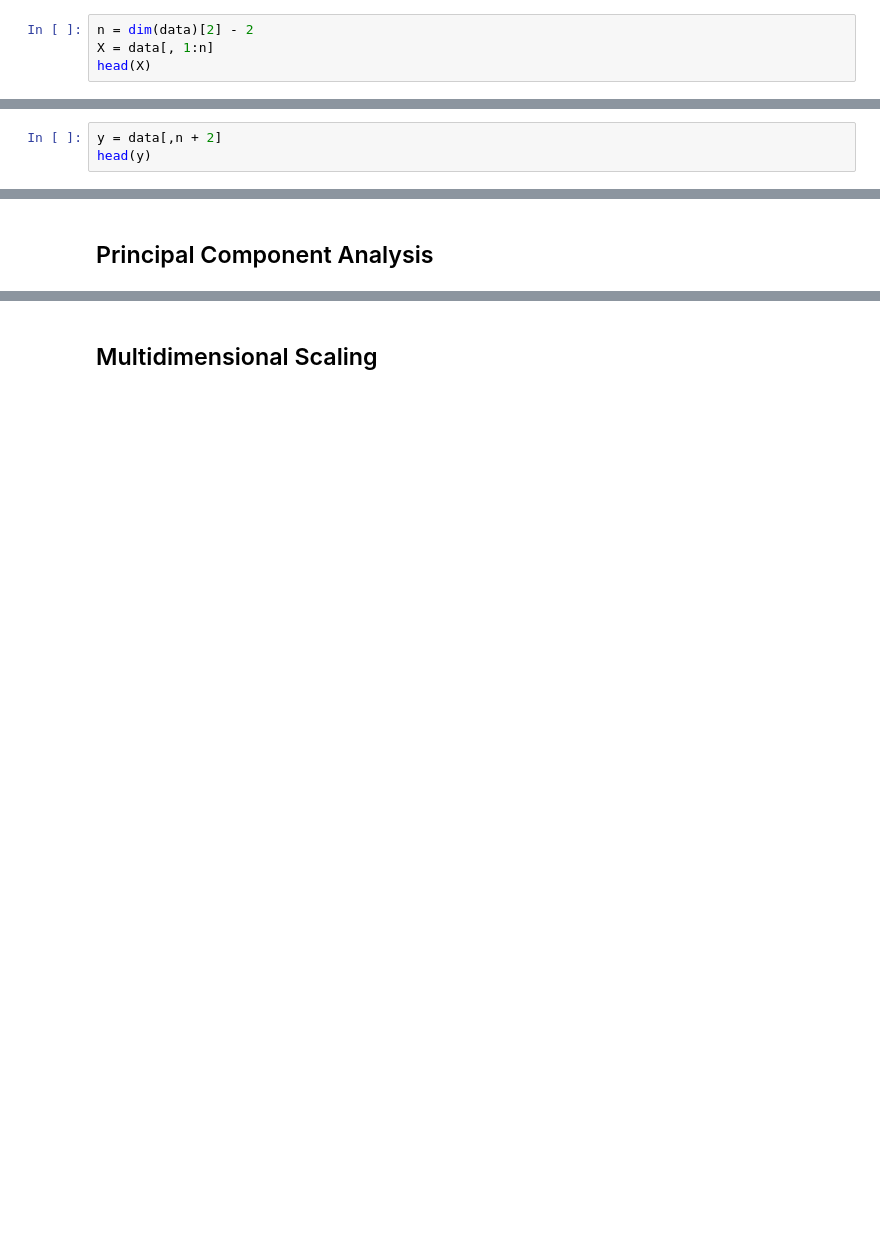
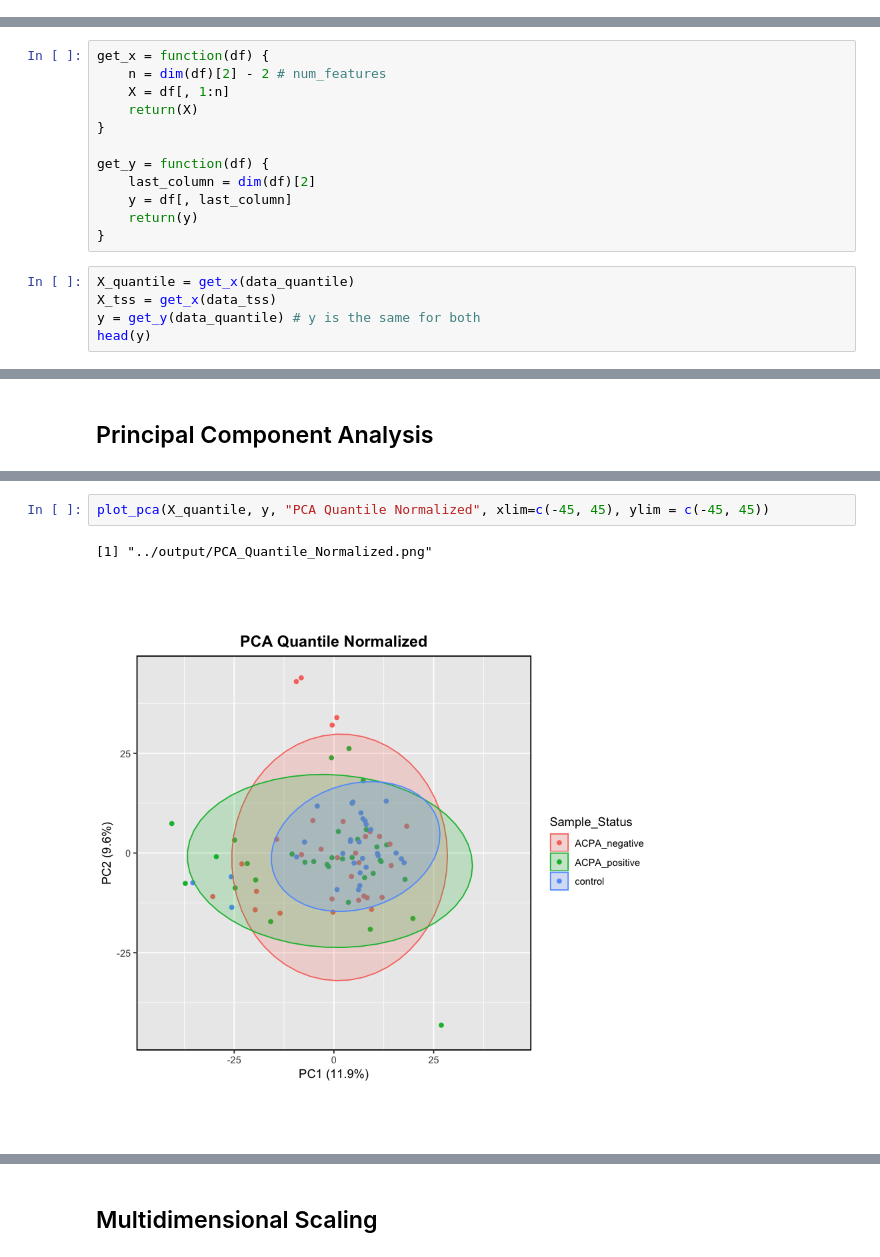
Before and after one commit to danielchang2002/Auto-antibody-Profiling-in-RA, a Jupyter notebook: src/DataVisualization.ipynb, the cells around one changed output, grey strips where cells are left out. Cells and saved outputs as stored; diff of their text form; blank space fills up the shorter version.

Commit message:
:fire: data transformations

```diff
--- a/src/DataVisualization.ipynb
+++ b/src/DataVisualization.ipynb
@@ -27,6 +29,2 @@ See spec(...) for full column specifications.
 # %% [markdown]
 ## Extract X and y
-# %%
-n = dim(data)[2] - 2
-X = data[, 1:n]
-head(X)
@@ -41,3 +30,0 @@ head(X)
-# %%
-y = data[,n + 2]
-head(y)
@@ -51,0 +31,17 @@ head(y)
+# %%
+get_x = function(df) {
+    n = dim(df)[2] - 2 # num_features
+    X = df[, 1:n]
+    return(X)
+}
+
+get_y = function(df) {
+    last_column = dim(df)[2]
+    y = df[, last_column]
+    return(y)
+}
+# %%
+X_quantile = get_x(data_quantile)
+X_tss = get_x(data_tss)
+y = get_y(data_quantile) # y is the same for both
+head(y)
@@ -95,0 +108,5 @@ pdf
+# %%
+plot_pca(X_quantile, y, "PCA Quantile Normalized", xlim=c(-45, 45), ylim = c(-45, 45))
+# %% [output]
+[1] "../output/PCA_Quantile_Normalized.png"
+[figure, added]
```
Also changed, not shown: parts of 20 cells of this notebook, 8 other files.
